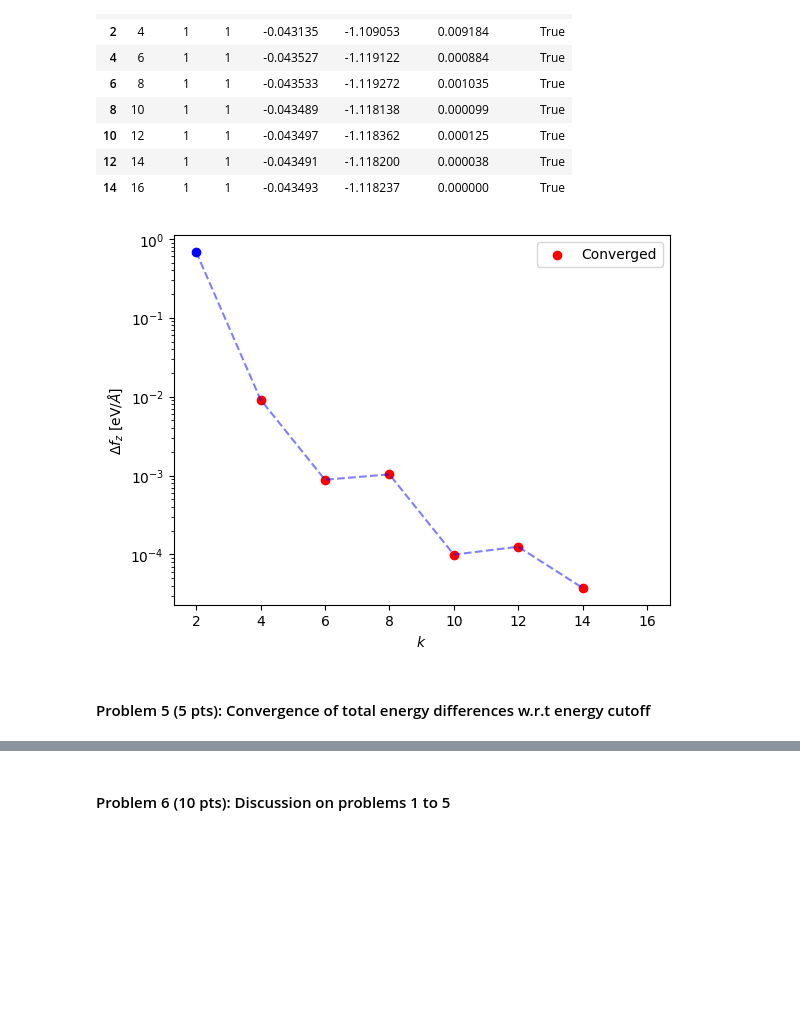
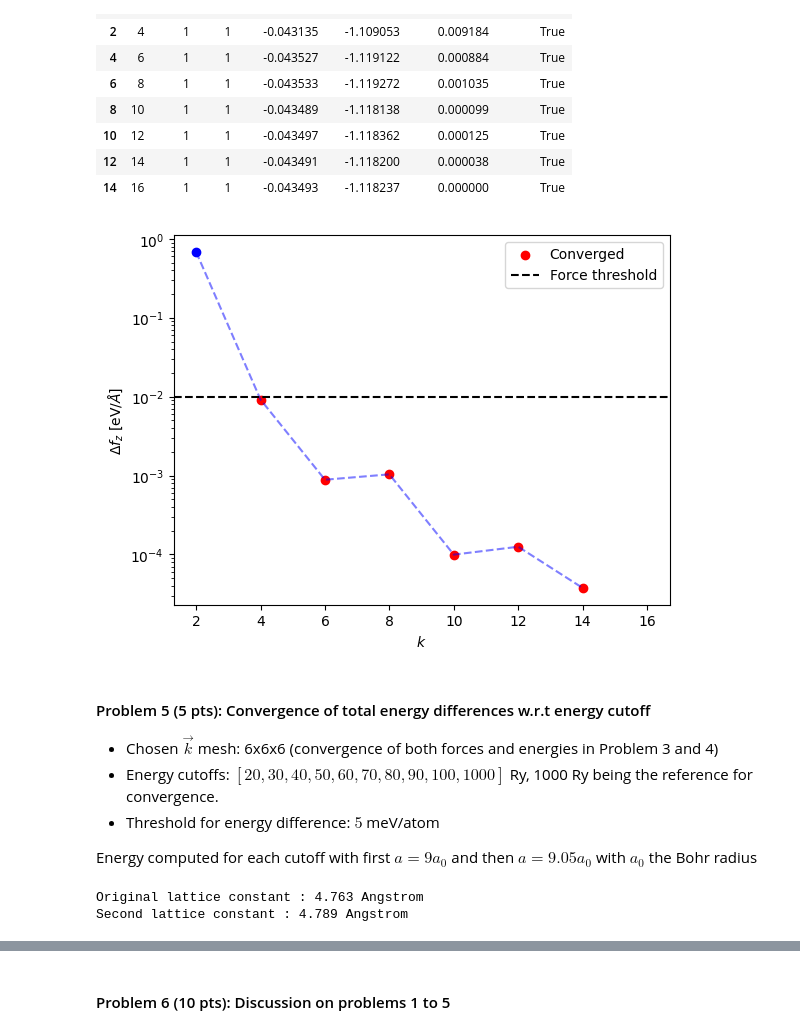
Before and after one commit to sylvainshan/MSE-468-Atomisitc-and-Quantum-Simulations-of-Materials, a Jupyter notebook: lab2/analysis.ipynb, the cells around one changed output, grey strips where cells are left out. Cells and saved outputs as stored; diff of their text form; code cells hidden in the pictures; blank space fills up the shorter version.

```diff
--- a/lab2/analysis.ipynb
+++ b/lab2/analysis.ipynb
@@ -261,13 +263,25 @@ df_atom_1
 # %%
 plt.plot(df_atom_1["k"][:-1], df_atom_1["Convergence"][:-1], linestyle="--", color="blue", alpha=0.5)
 plt.scatter(df_atom_1[~df_atom_1["Converged"]]["k"], df_atom_1[~df_atom_1["Converged"]]["Convergence"], marker="o", color="blue")
 plt.scatter(df_atom_1[df_atom_1["Converged"]]["k"], df_atom_1[df_atom_1["Converged"]]["Convergence"], marker="o", color="red", label="Converged")
+plt.axhline(force_threshold, color='black', linestyle='--', label="Force threshold")
 plt.xlabel(r"$k$")
 plt.ylabel(r"$\Delta f_z$ [eV/$\AA$]")
 plt.legend()
 plt.yscale('log')
 plt.show()
 # %% [output]
-[figure, old version]
+[figure, new version]
-# %% [markdown]
-#### Problem 5 (5 pts): Convergence of total energy differences w.r.t energy cutoff
+# %% [markdown]
+#### Problem 5 (5 pts): Convergence of total energy differences w.r.t energy cutoff
+- Chosen $\vec k$ mesh: 6x6x6 (convergence of both forces and energies in Problem 3 and 4)
+- Energy cutoffs: $[20, 30, 40, 50, 60, 70, 80, 90, 100, 1000]$ Ry, 1000 Ry being the reference for convergence.
+- Threshold for energy difference: $5$ meV/atom
+
+Energy computed for each cutoff with first $a=9a_0$ and then $a =9.05 a_0$ with $a_0$ the Bohr radius
+# %%
+print(f"Original lattice constant : {9*Bohr:.3f} Angstrom")
+print(f"Second lattice constant : {9.05*Bohr:.3f} Angstrom")
+# %% [output]
+Original lattice constant : 4.763 Angstrom
+Second lattice constant : 4.789 Angstrom
```
Also changed, not shown: parts of 7 cells of this notebook, 6 other files.
